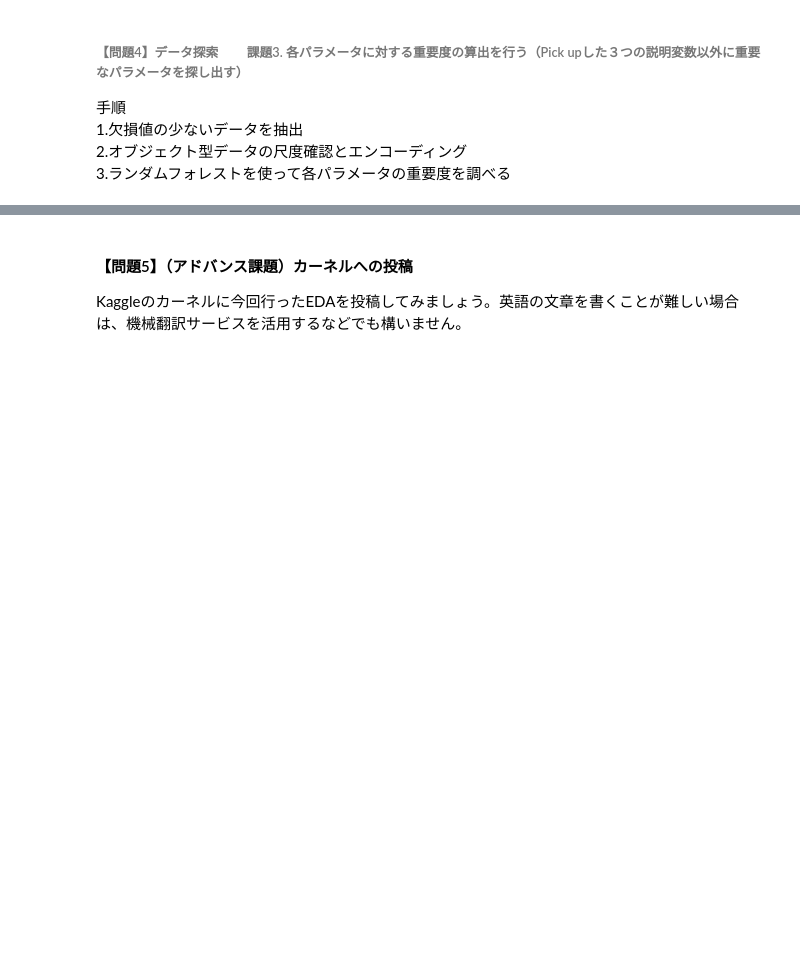
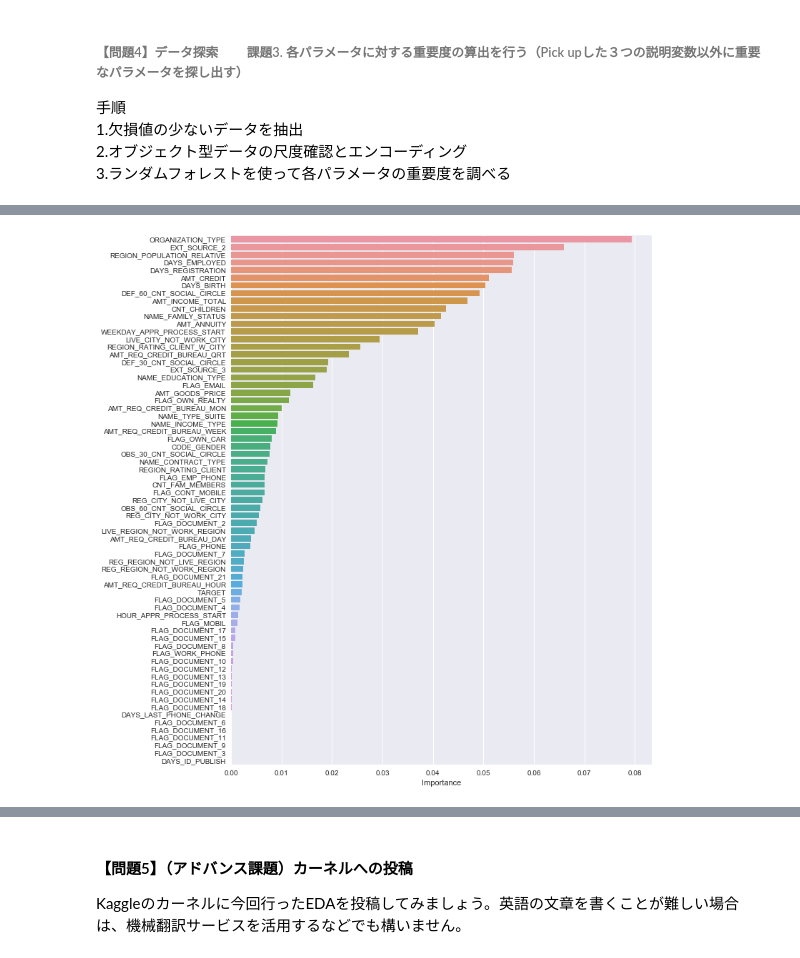
Before and after one commit to ns5849/diveintocode-ml, a Jupyter notebook: week3/week3-session1.ipynb, the cells around one changed output, grey strips where cells are left out. Cells and saved outputs as stored; diff of their text form; code cells hidden in the pictures; blank space fills up the shorter version.

```diff
--- a/week3/week3-session1.ipynb
+++ b/week3/week3-session1.ipynb
@@ -415,0 +482,9 @@ data_home_credit.head()
+# %%
+rank = np.argsort(-model.feature_importances_)
+f, ax = plt.subplots(figsize=(11, 11))
+sb.barplot(x=model.feature_importances_[rank], y=data_home_credit.columns.values[rank], orient='h')
+ax.set_xlabel("Importance")
+plt.tight_layout()
+plt.show()
+# %% [output]
+[figure, added]
```
Also changed, not shown: parts of 48 cells of this notebook.
